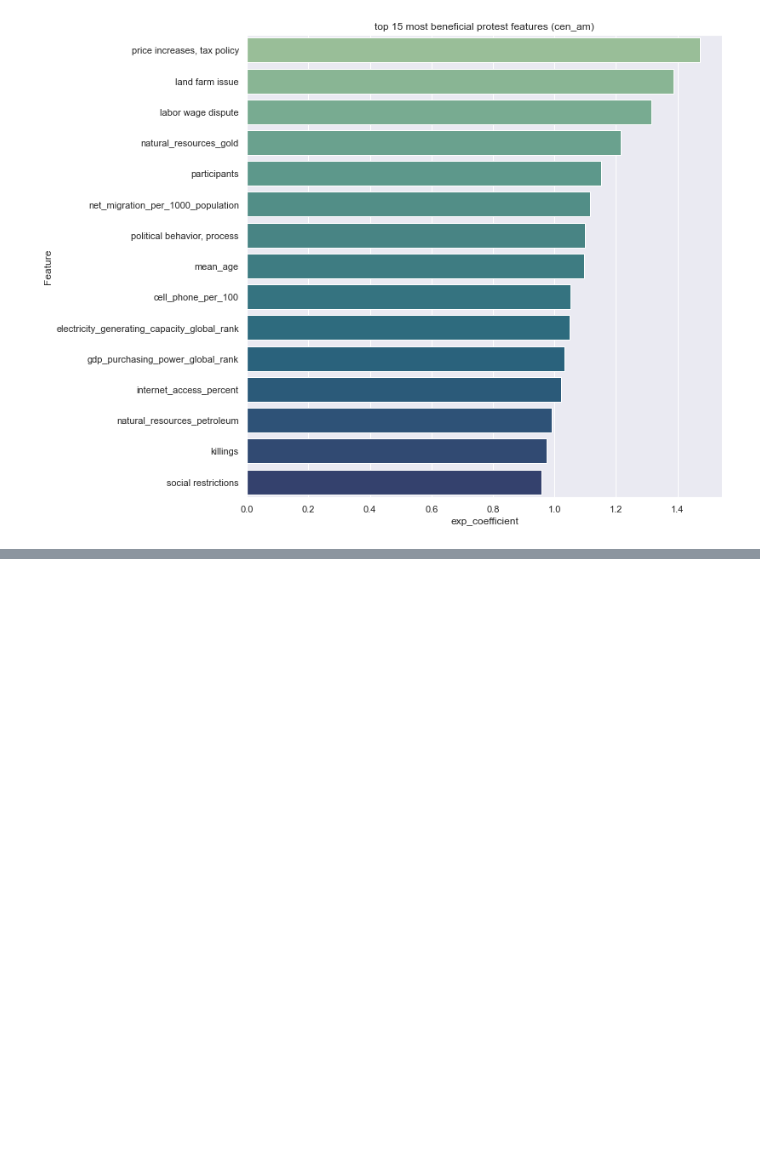
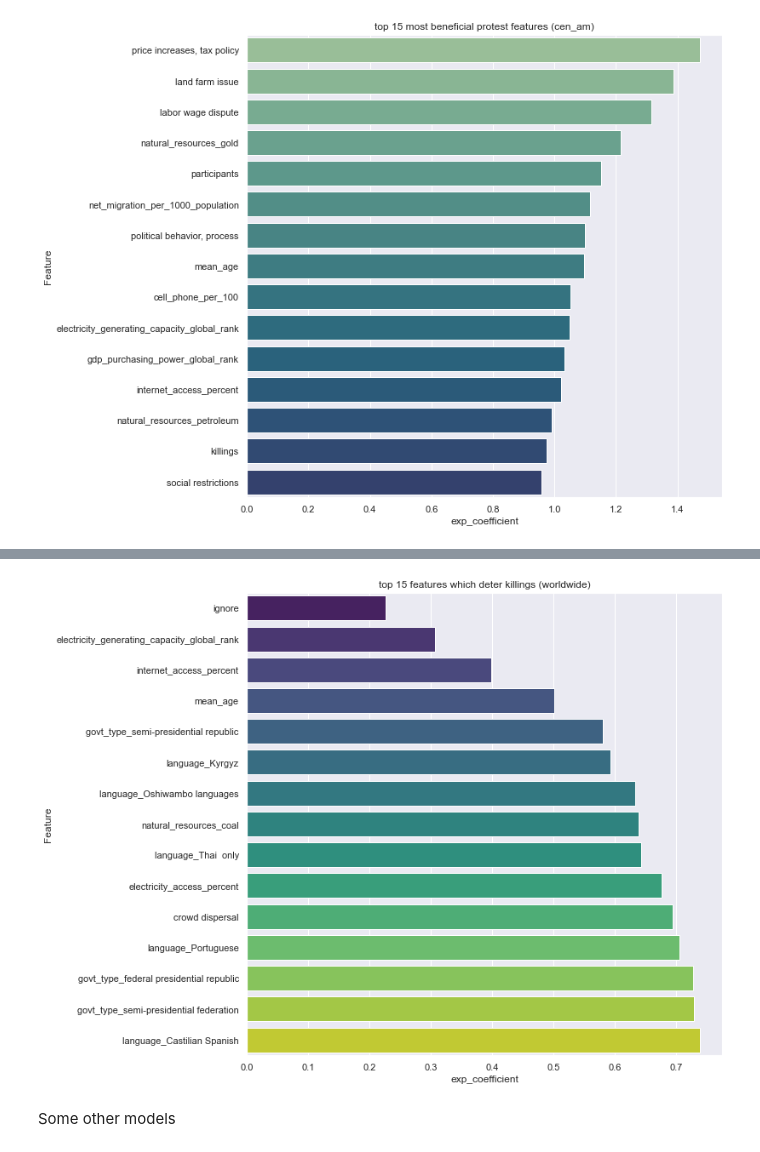
Before and after one commit to justhow/hear-us, a Jupyter notebook: noah/Modeling.ipynb, the cells around one changed output, grey strips where cells are left out. Saved outputs shown, nothing was run; the diff lists cells and outputs as text; code cells hidden in the pictures; blank space fills up the shorter version.

Commit message:
updated modeling notebook

```diff
--- a/noah/Modeling.ipynb
+++ b/noah/Modeling.ipynb
@@ -844,0 +891,11 @@ plt.title('top 15 most detrimental protest features (south america)');
+# %%
+sns.set(rc = {'figure.figsize':(10,10)})
+sns.barplot(x = bottom_15['exp_coefficient'],
+           y = bottom_15['Feature'],
+           palette = 'viridis')
+
+plt.title('top 15 features which deter killings (worldwide)');
+# %% [output]
+[figure, added]
+# %% [markdown]
+Some other models
```
Also changed, not shown: parts of 38 cells of this notebook, 1 other file.
